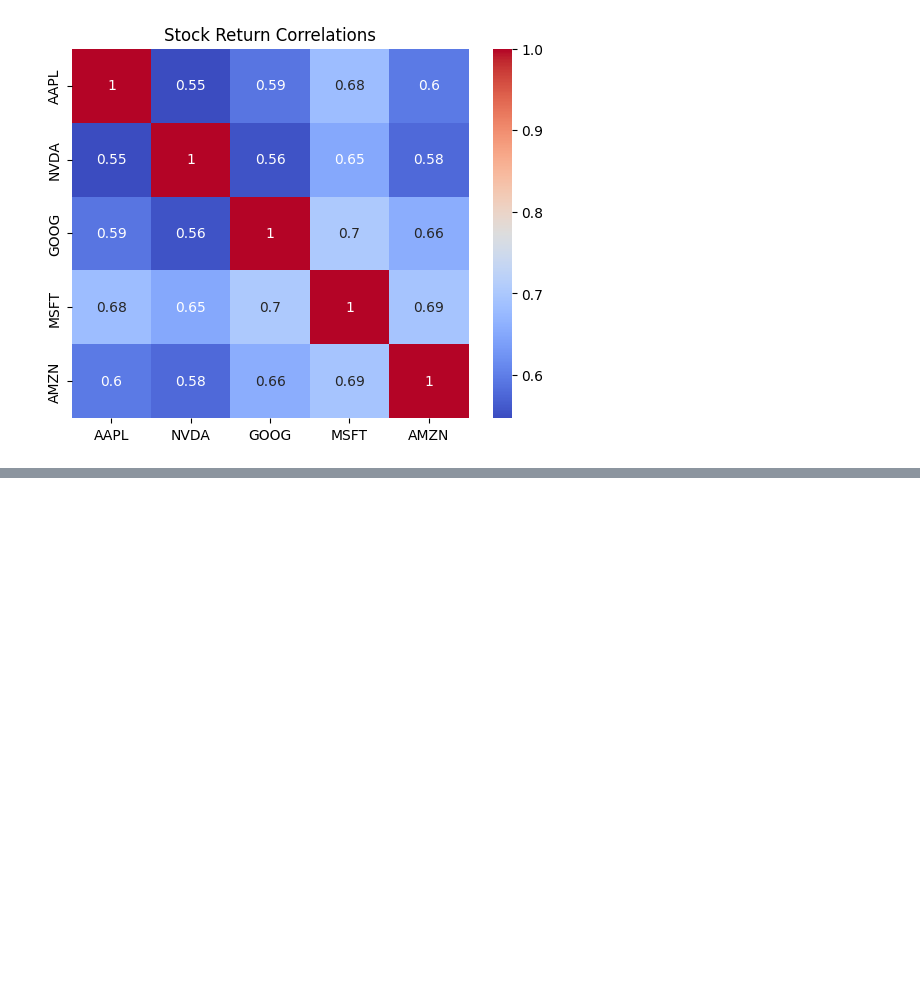
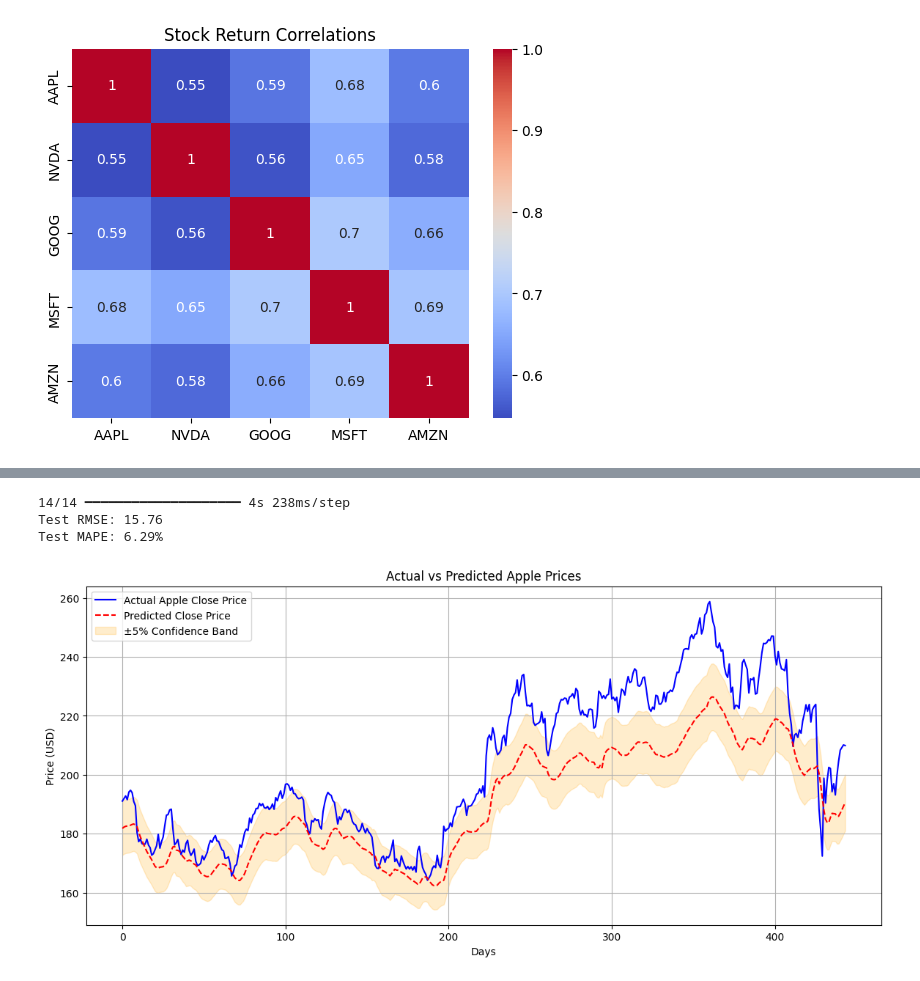
Before and after one commit to sadiq937/Shaik_DM, a Jupyter notebook: PS5.ipynb, the cells around one changed output, grey strips where cells are left out. Cells and saved outputs as stored; diff of their text form; code cells hidden in the pictures; blank space fills up the shorter version.

```diff
--- a/PS5.ipynb
+++ b/PS5.ipynb
@@ -671,0 +719,30 @@ for stock in ['AAPL', 'NVDA', 'JPM', 'WMT', 'XOM', 'JNJ', 'BA']:
+# %%
+## 🧪 Predict & Evaluate
+predictions = model.predict(x_test)
+predicted_prices = scaler.inverse_transform(np.hstack([np.zeros((predictions.shape[0], 3)), predictions, np.zeros((predictions.shape[0], 1))]))[:,3]
+y_test_actual = scaler.inverse_transform(np.hstack([np.zeros((y_test.shape[0], 3)), y_test.reshape(-1, 1), np.zeros((y_test.shape[0], 1))]))[:,3]
+
+rmse = np.sqrt(mean_squared_error(y_test_actual, predicted_prices))
+mape = np.mean(np.abs((y_test_actual - predicted_prices) / y_test_actual)) * 100
+print(f"Test RMSE: {rmse:.2f}")
+print(f"Test MAPE: {mape:.2f}%")
+
+
+plt.figure(figsize=(14,6))
+plt.plot(y_test_actual, label='Actual Apple Close Price', color='blue')
+plt.plot(predicted_prices, label='Predicted Close Price', color='red', linestyle='--')
+plt.fill_between(range(len(predicted_prices)),
+                 predicted_prices - 0.05 * predicted_prices,
+                 predicted_prices + 0.05 * predicted_prices,
+                 color='orange', alpha=0.2, label='±5% Confidence Band')
+plt.title('Actual vs Predicted Apple Prices')
+plt.xlabel('Days')
+plt.ylabel('Price (USD)')
+plt.legend()
+plt.grid()
+plt.show()
+# %% [output]
+14/14 ━━━━━━━━━━━━━━━━━━━━ 4s 238ms/step
+Test RMSE: 15.76
+Test MAPE: 6.29%
+[figure, added]
```
Also changed, not shown: parts of 20 cells of this notebook.
